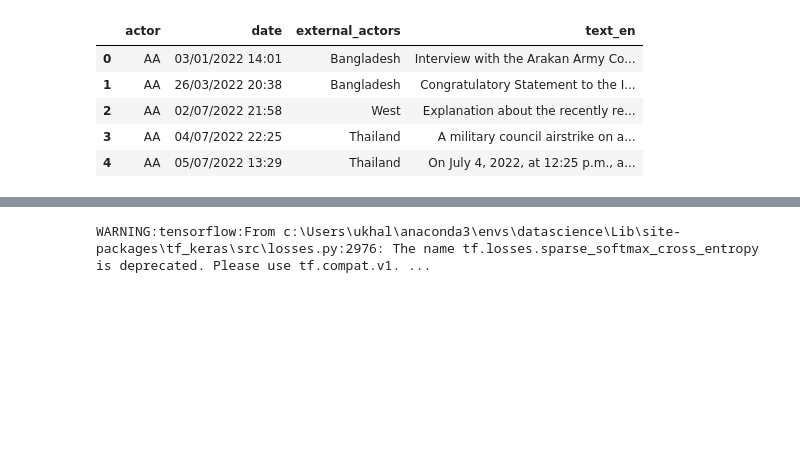
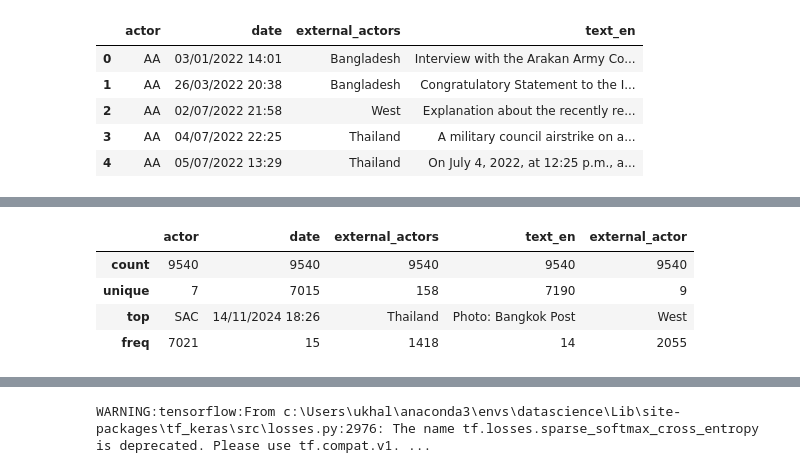
Before and after one commit to Donsek/thesis_myanmar, a Jupyter notebook: main.ipynb, the cells around one changed output, grey strips where cells are left out. Cells and saved outputs as stored; diff of their text form; code cells hidden in the pictures; blank space fills up the shorter version.

```diff
--- a/main.ipynb
+++ b/main.ipynb
@@ -15,0 +33,10 @@ df.head()
+# %%
+# let's replace different variants of SAC with a single label "SAC"
+
+SAC_VARIANTS = [
+    "SAC (SSPC) 1",
+    "SAC (SSPC) 2",
+    "SAC (SSPC) 3",
+]
+
+df["actor"] = df["actor"].replace(SAC_VARIANTS, "SAC")
@@ -15,0 +78,8 @@ df.head()
+# %%
+df_mentions.describe()
+# %% [output]
+|  | actor | date | external_actors | text_en | external_actor |
+| count | 9540 | 9540 | 9540 | 9540 | 9540 |
+| unique | 7 | 7015 | 158 | 7190 | 9 |
+| top | SAC | 14/11/2024 18:26 | Thailand | Photo: Bangkok Post | West |
+| freq | 7021 | 15 | 1418 | 14 | 2055 |
```
Also changed, not shown: parts of 15 cells of this notebook, 2 other files.
